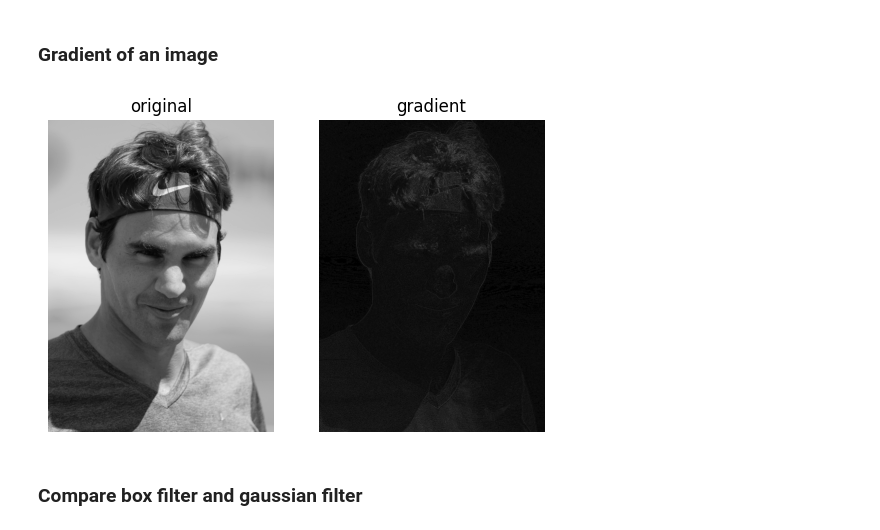
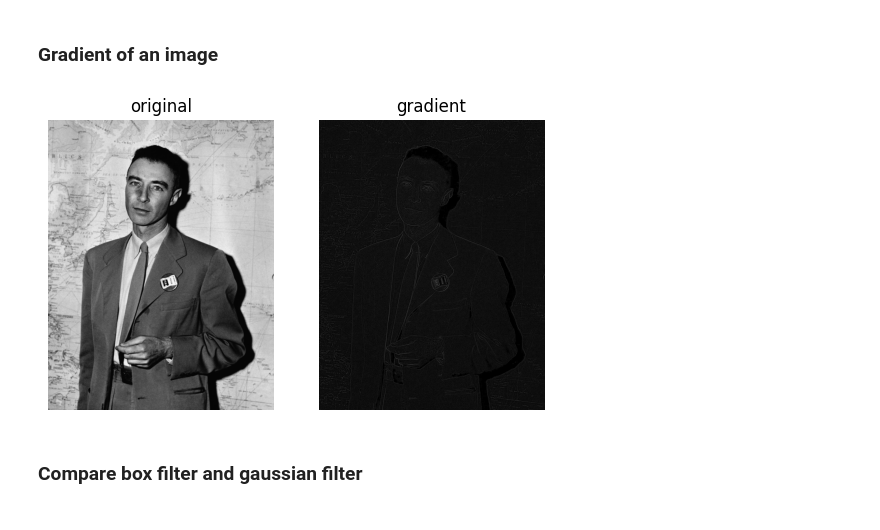
Before and after one commit to absurdusername/LabsSem5, a Jupyter notebook: CV/Lab04.ipynb, the cells around one changed output. Drawn from its saved outputs; the diff is of its cells as text; code cells hidden in the pictures.

```diff
--- a/CV/Lab04.ipynb
+++ b/CV/Lab04.ipynb
@@ -41,12 +42,13 @@ plot_images(roger, 'original', mask, 'mask', unsharped, 'output')
 # %% [markdown]
 ### Gradient of an image
-# %%
-kernel = np.array([[0, 1, 0], [1, -4, 1], [0, 1, 0]])
-grad_squared = cv2.filter2D(roger, 0, kernel) # 0 for greyscale
-grad = np.sqrt(grad_squared)
-
-plot_images(roger, 'original', grad, 'gradient')
-# %% [output]
-[figure, removed]
+# %%
+oppenheimer = cv2.imread('data/oppenheimer.jpg', 0)
+
+grad_squared = cv2.Laplacian(oppenheimer, -1)
+grad = np.sqrt(grad_squared)
+
+plot_images(oppenheimer, 'original', grad, 'gradient')
+# %% [output]
+[figure, added]
 # %% [markdown]
 ### Compare box filter and gaussian filter
```
Also changed, not shown: parts of 10 cells of this notebook.
